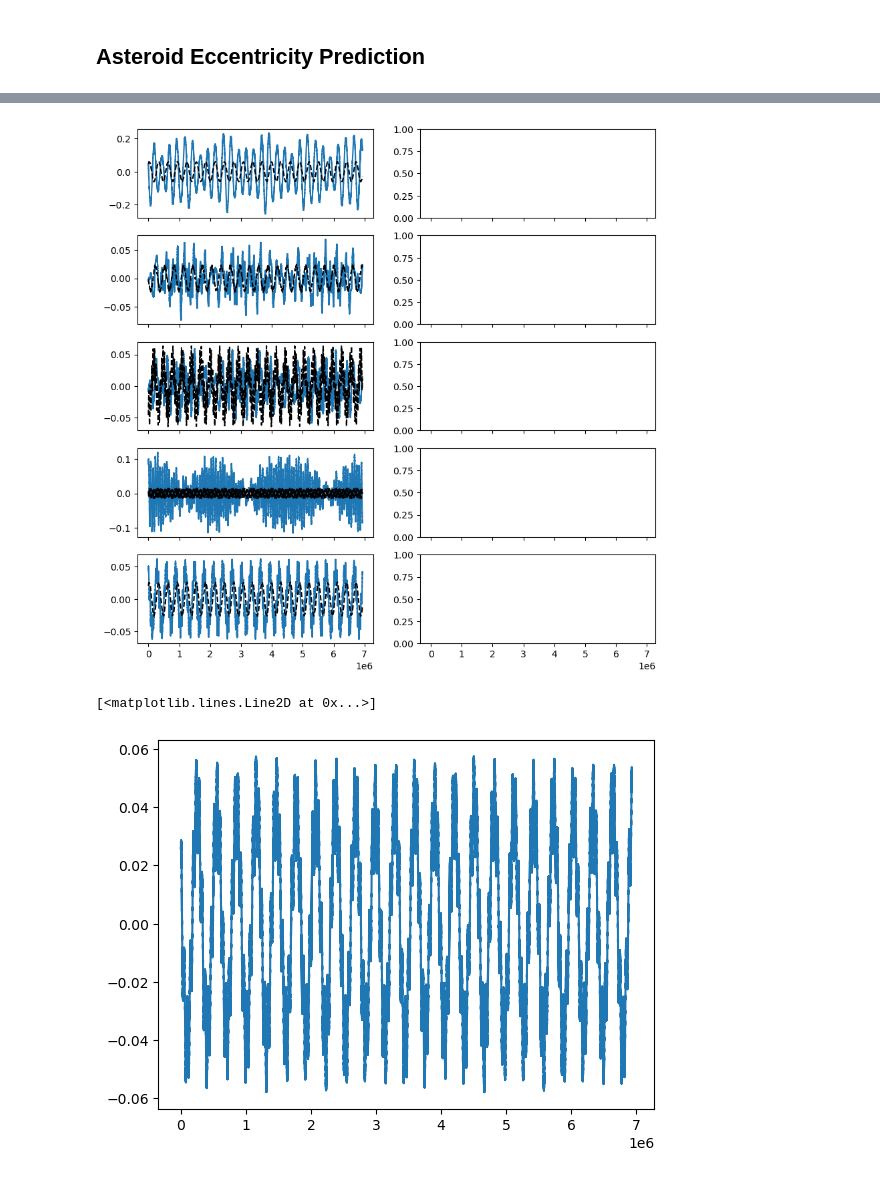
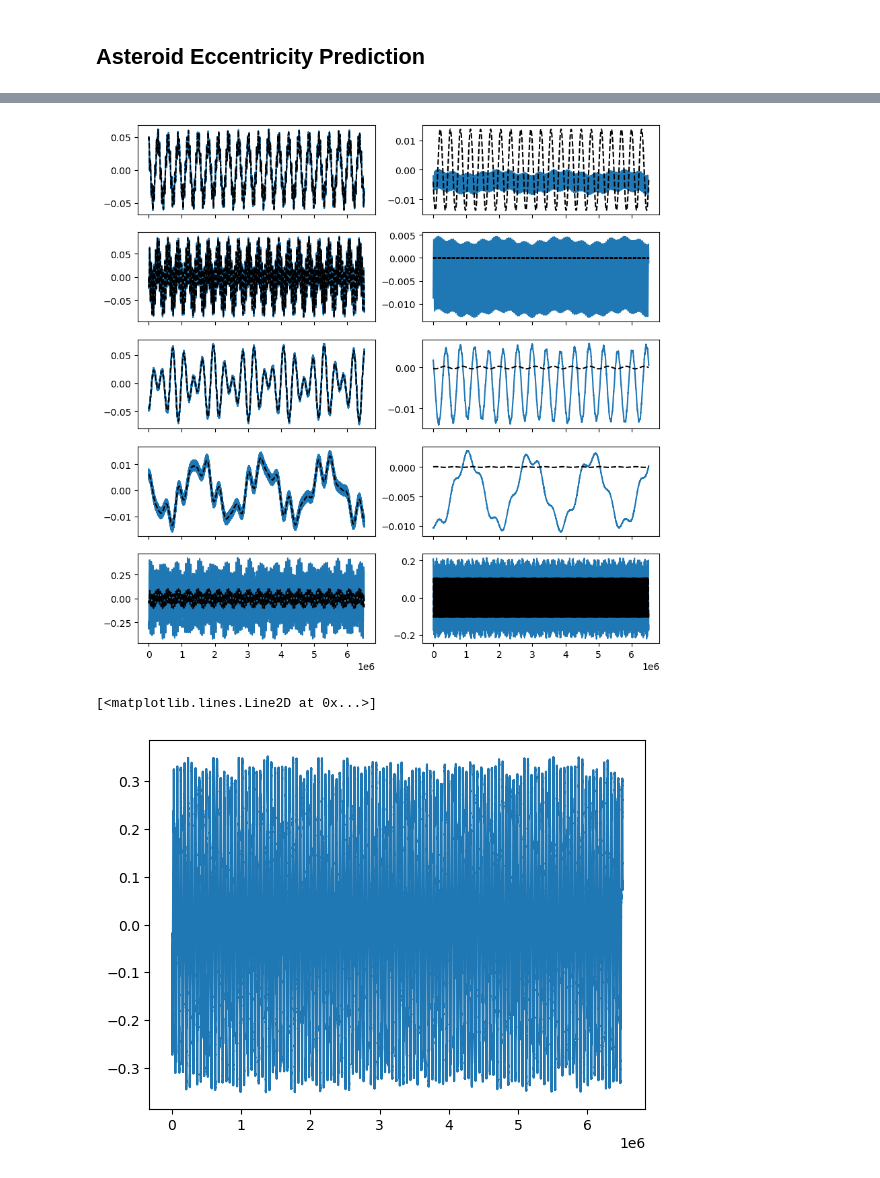
Before and after one commit to kavidey/action-angle-discovery, a Jupyter notebook: Integrations.ipynb, the cells around one changed output, grey strips where cells are left out. Cells and saved outputs as stored; diff of their text form; code cells hidden in the pictures.

```diff
--- a/Integrations.ipynb
+++ b/Integrations.ipynb
@@ -87,6 +87,6 @@ Name: 1, dtype: object
 # %%
 sim = rb.Simulation('planets.bin')
-sim.add(a=row['a'], e=row['e'], inc=row['Incl.'], Omega=row['Node'], omega=row['Peri.'], M=row['M'], primary=sim.particles[0])
+sim.add(a=row['a'], e=row['e'], inc=row['Incl.']*np.pi/180, Omega=row['Node']*np.pi/180, omega=row['Peri.']*np.pi/180, M=row['M'], primary=sim.particles[0])
 
 # sim = rb.Simulation()
 # sim.add("Sun", date=date)
@@ -264,5 +264,7 @@ def k_vec_generation(max_order = 3, size = 7):
 	kvecs = np.delete(kvecs, indices, axis=0)
 	return kvecs
 
-eye_N = k_vec_generation(max_order = 3, size = omega_vec.size)
-eye_N
+k_vecs = k_vec_generation(max_order = 3, size = omega_vec.size)
+k_vecs
+
+use_k_vecs = True
@@ -327,20 +331,5 @@ kvec                     omega   err.    amplitude
 # %%
-def k_vec_generation(max_order = 3, size = 7):
-	kvecs = []
-	units = list(range(size))
-
-	for order in range(1, max_order + 1):
-		for indices in combinations_with_replacement(range(size), order):
-			for signs in combinations_with_replacement([-1, 1], order):
-				k = np.zeros(size, dtype = int)
-				for i, n in zip(indices, signs):
-					k[i] += n
-				kvecs.append(k)
-	kvecs = np.array(kvecs)
-	kvecs = kvecs[~np.all(kvecs == 0, axis = 1)]
-	return kvecs
-
-eye_N = k_vec_generation(max_order = 3, size = omega_vec.size)
+eye_N = np.eye(omega_vec.size,dtype = int)
 y_dicts = []
 for pl in planets:
 	print(pl)
@@ -351,7 +340,7 @@ for pl in planets:
 		omega_N,amp = closest_key_entry(inc_fmft_results[pl],omega_vec[i])
 		omega_error = np.abs(omega_N/omega_i-1)
 		if omega_error<0.001:
-			print (eye_N[i],"\t{:+07.3f}\t{:.1g} \t{:.1g}".format(omega_i/ARCSEC_PER_YR,omega_error,np.abs(amp)))
+			print (eye_N[i],"\t{:+07.2f}\t{:.1g} \t{:.1g}".format(omega_i/ARCSEC_PER_YR,omega_error,np.abs(amp)))
 			y_dict[tuple(eye_N[i])] = amp
 	#NL terms
 	for a in range(7):
@@ -369,7 +358,7 @@ for pl in planets:
 				omega_N,amp = closest_key_entry(inc_fmft_results[pl],omega)
 				omega_error = np.abs(omega_N/omega-1)
 				if omega_error<0.001:
-					print (k,"\t{:+07.3f}\t{:.1g},\t{:.1g}".format(omega/ARCSEC_PER_YR,omega_error,np.abs(amp)))
+					print (k,"\t{:+07.2f}\t{:.1g},\t{:.1g}".format(omega/ARCSEC_PER_YR,omega_error,np.abs(amp)))
 					y_dict[tuple(k)] = amp
 	y_dicts.append(y_dict)
 # %% [output]
@@ -396,21 +385,28 @@ Xsolns = []
 Ysolns = []
 for i,pl in enumerate(planets):
 	freq_amp_dict = ecc_fmft_results[pl]
-	ax[i,0].plot(results['time'],np.real(results['X'][i]))
+	ax[i,0].plot(results['time'],np.real(results['X'][i + inner_planet_offset]))
 	zsoln = np.sum([np.abs(amp) * np.exp(1j*((np.array(k)@omega_vec)*results['time'] + + np.angle(amp))) for k,amp in x_dicts[i].items()],axis=0)
 	ax[i,0].plot(results['time'],np.real(zsoln),'k--')
+
+
+	freq_amp_dict = inc_fmft_results[pl]
+	ax[i,1].plot(results['time'],np.real(results['Y'][i + inner_planet_offset]))
+	if y_dicts[i]:
+		zsoln = np.sum([np.abs(amp) * np.exp(1j*((np.array(k)@omega_vec)*results['time'] + + np.angle(amp))) for k,amp in y_dicts[i].items()],axis=0)
+		ax[i,1].plot(results['time'],np.real(zsoln),'k--')
 # plt.xlim(0,1e7)
 plt.show()
 # %% [output]
-[figure, old version]
+[figure, new version]
 # %%
 freq_amp_dict = ecc_fmft_results['Asteroid']
 zsoln = np.sum([np.abs(amp) * np.exp(1j*((np.array(k)@omega_vec)*results['time'] + + np.angle(amp))) for k,amp in x_dicts[-1].items()],axis=0)
-soln_wo_planets = results['X'][i] - zsoln
+soln_wo_planets = results['X'][i + inner_planet_offset] - zsoln
 plt.plot(results['time'], np.real(soln_wo_planets))
 # %% [output]
 [<matplotlib.lines.Line2D at 0x...>]
-[figure, old version]
+[figure, new version]
 # %%
 ecc_fmft_result = fmft(results['time'], soln_wo_planets, 14)
 
```
Also changed, not shown: parts of 10 cells of this notebook, 4 other files.
